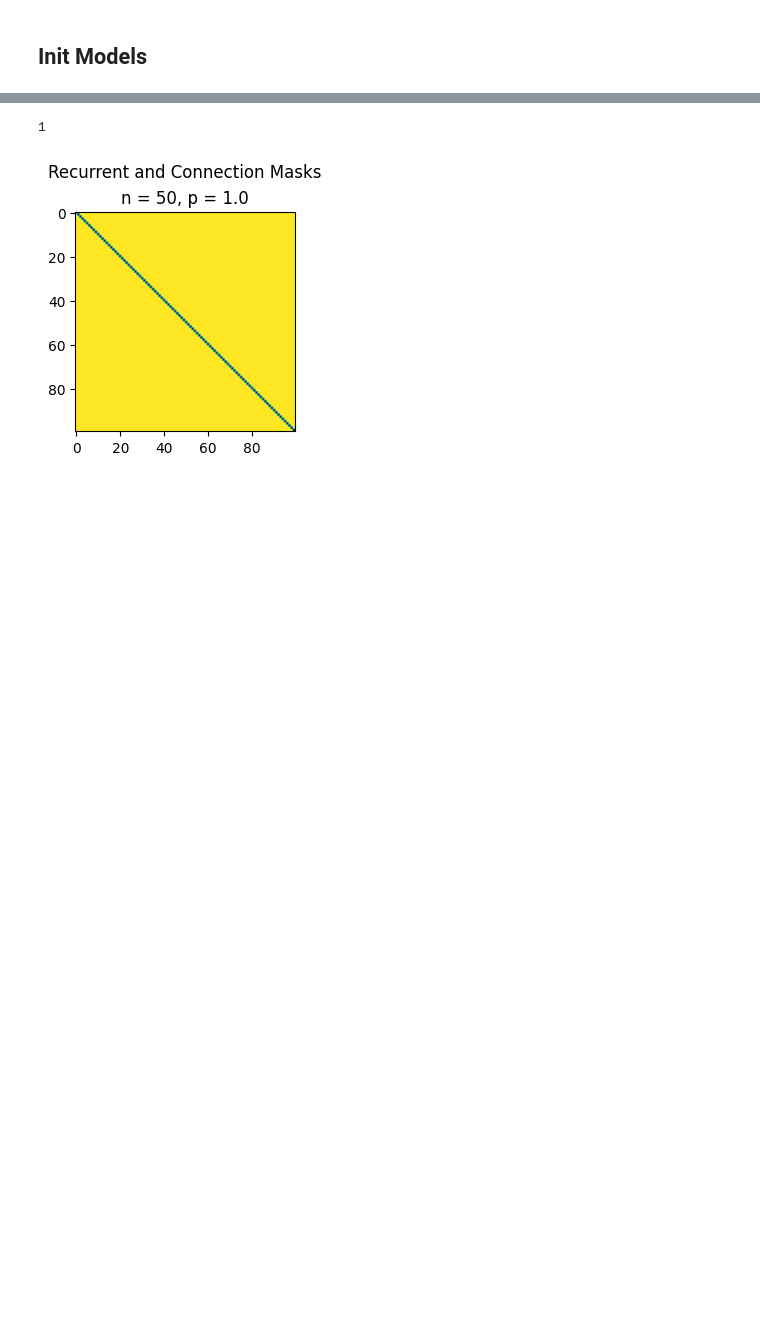
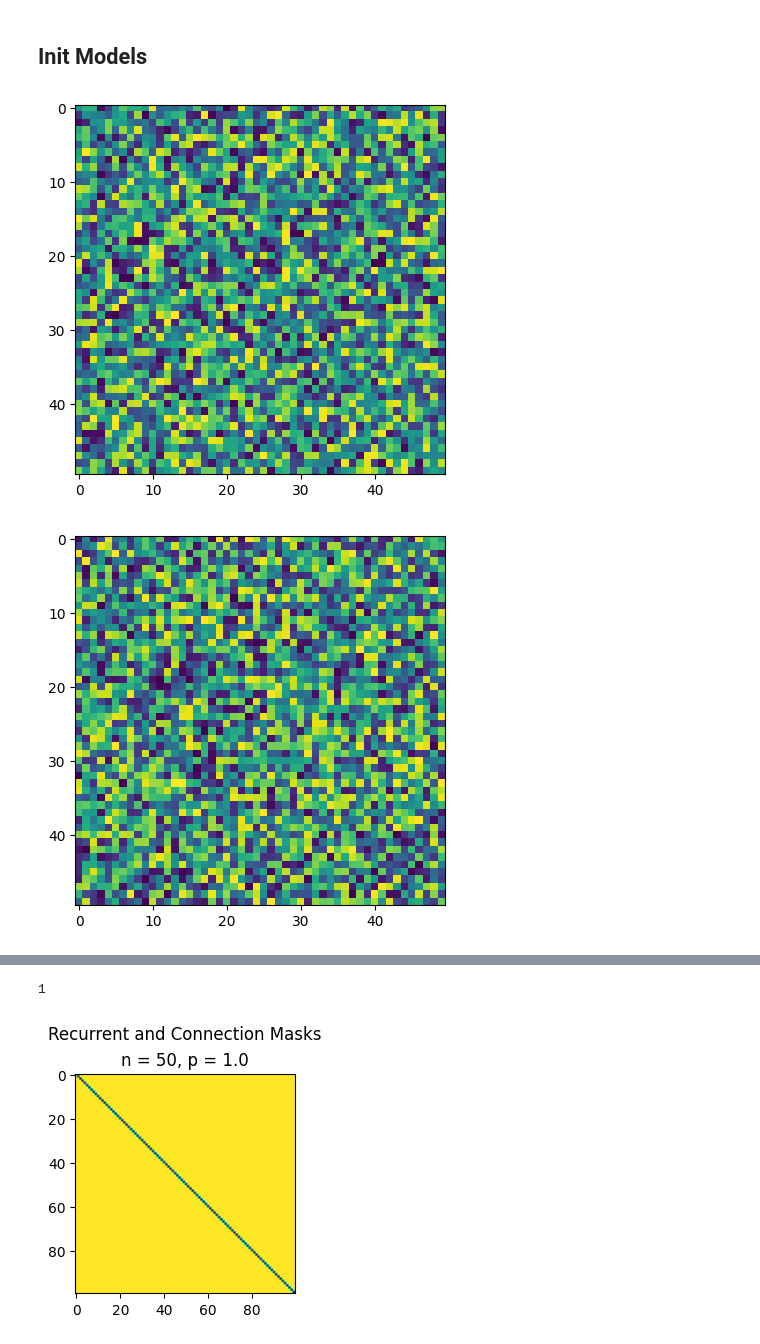
Before and after one commit to GabrielBena/specialization-dynamics, a Jupyter notebook: examples/simple_code.ipynb, the cells around one changed output, grey strips where cells are left out. Cells and saved outputs as stored; diff of their text form; code cells hidden in the pictures; blank space fills up the shorter version.

```diff
--- a/examples/simple_code.ipynb
+++ b/examples/simple_code.ipynb
@@ -143 +140,9 @@ default_config = {
 }
+# %%
+for i in range(n_agents):
+    for j in range(n_agents):
+        plt.figure()
+        plt.imshow(model.core.weight_hh_l0[i*50 : (i+1)*50, j*50 : (j+1)*50].cpu().data)
+# %% [output]
+[figure, added]
+[figure, added]
```
Also changed, not shown: parts of 9 cells of this notebook.
